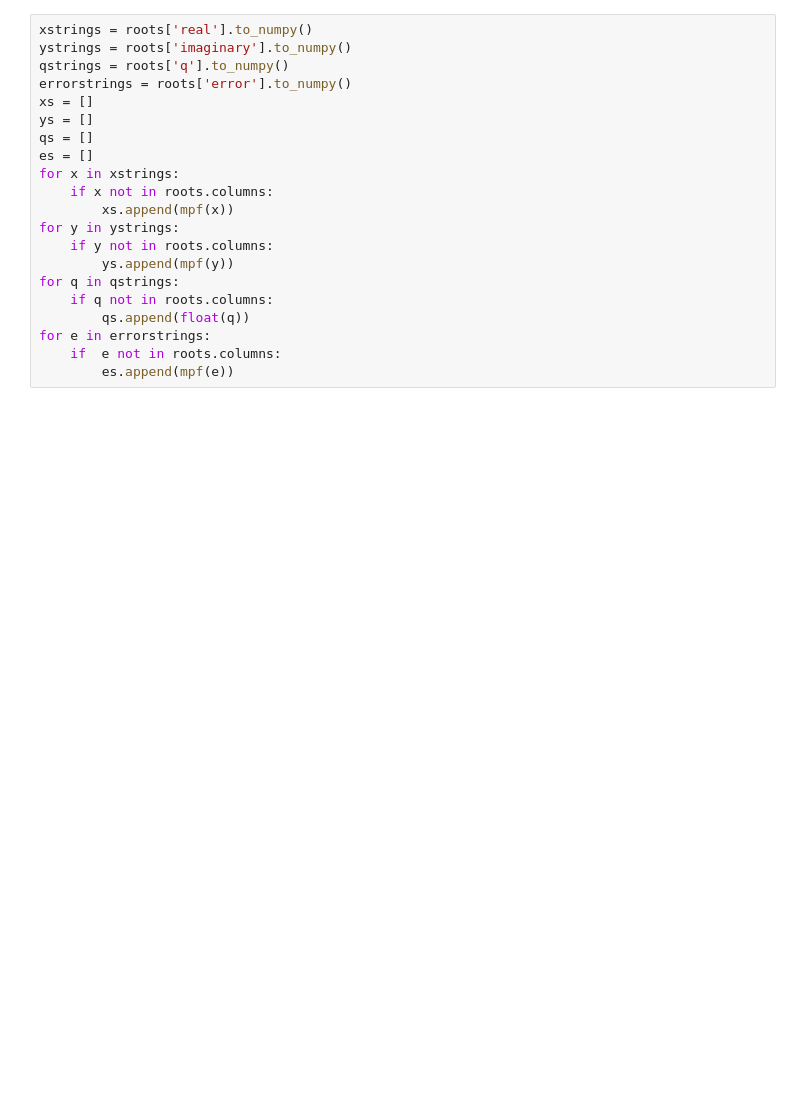
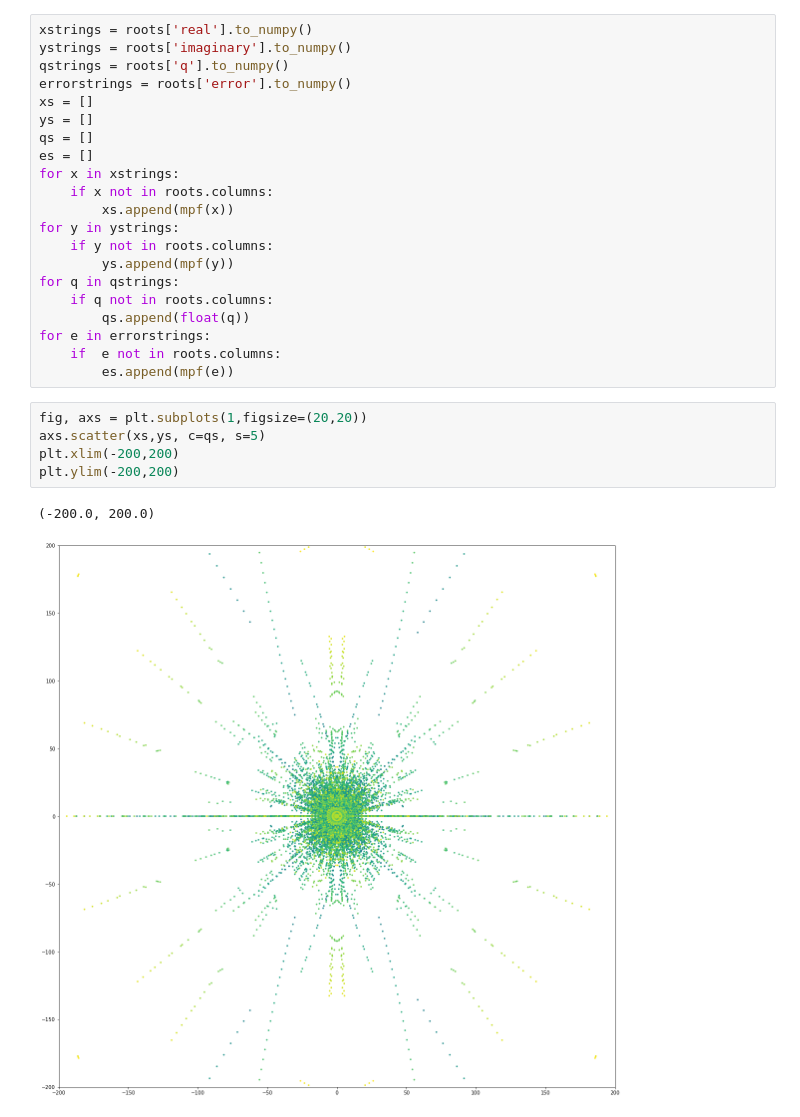
Before and after one commit to georgeglidden/rutabaga, a Jupyter notebook: plots.ipynb, the cells around one changed output. Saved outputs shown, nothing was run; the diff lists cells and outputs as text; blank space fills up the shorter version.

```diff
--- a/plots.ipynb
+++ b/plots.ipynb
@@ -46,6 +46,14 @@ for q in qstrings:
 for e in errorstrings:
     if  e not in roots.columns:
         es.append(mpf(e))
+# %%
+fig, axs = plt.subplots(1,figsize=(20,20))
+axs.scatter(xs,ys, c=qs, s=5)
+plt.xlim(-200,200)
+plt.ylim(-200,200)
+# %% [output]
+(-200.0, 200.0)
+[figure, added]
 # %%
 fig, axs = plt.subplots(1,figsize=(20,20))
 axs.scatter(xs,ys, c=qs, s=5)
```
Also changed, not shown: parts of 4 cells of this notebook, 10 other files.
